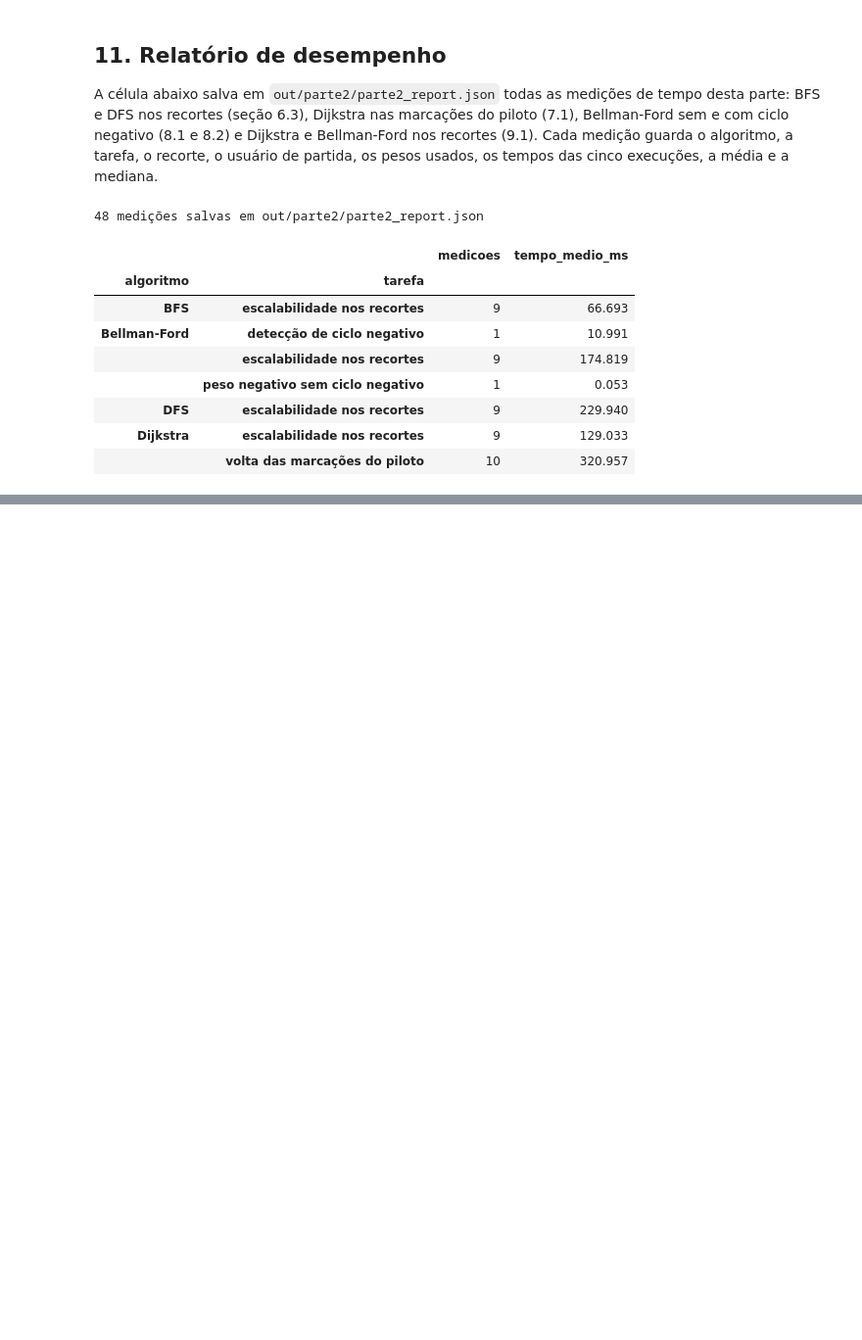
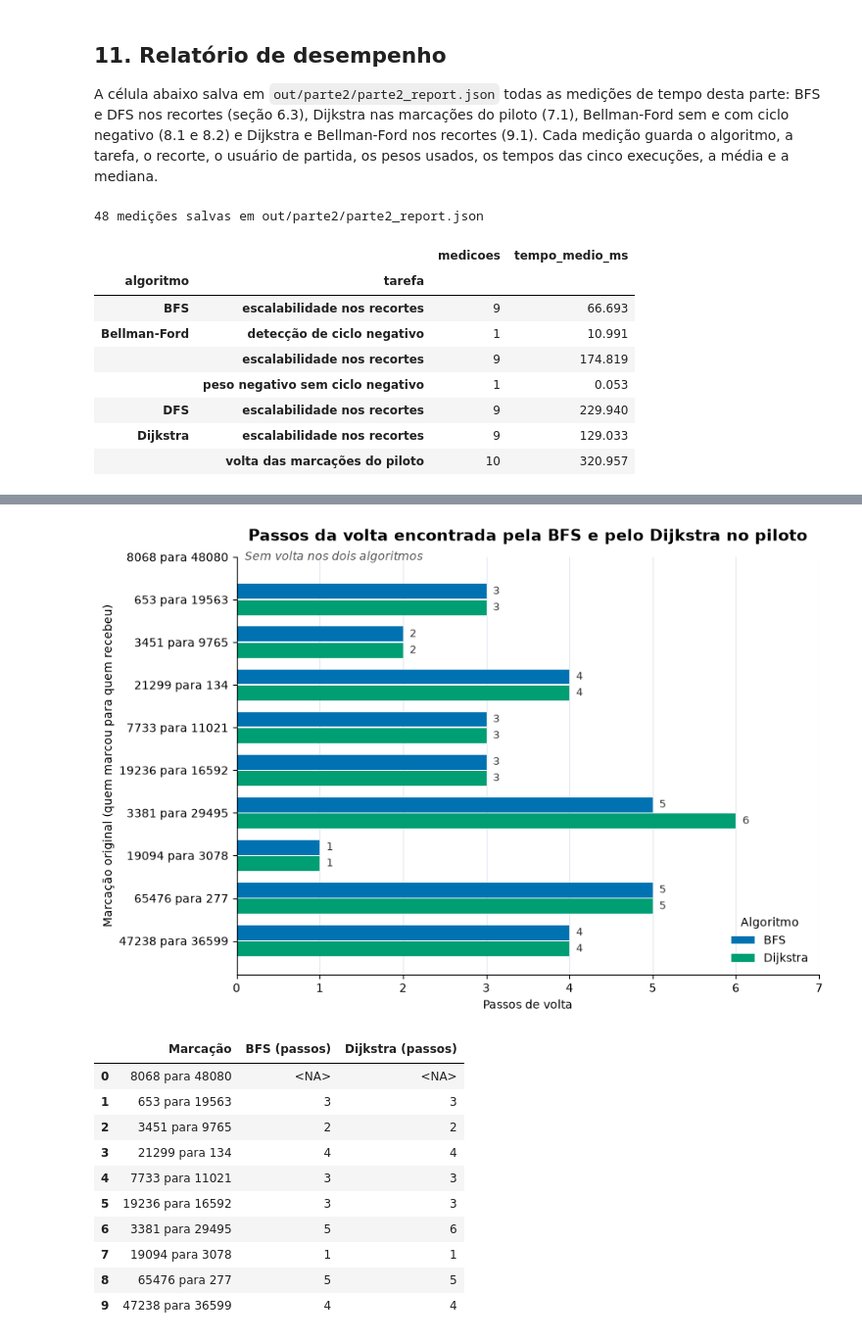
Before and after one commit to arthurlins7/Projeto-Grafos, a Jupyter notebook: notebooks/02_grafos_algoritmos.ipynb, the cells around one changed output, grey strips where cells are left out. Shown at 98% size. Saved outputs shown, nothing was run; the diff lists cells and outputs as text; code cells hidden in the pictures; blank space fills up the shorter version.

```diff
--- a/notebooks/02_grafos_algoritmos.ipynb
+++ b/notebooks/02_grafos_algoritmos.ipynb
@@ -931,0 +1123,59 @@ print(f"{len(medicoes)} medições salvas em out/parte2/parte2_report.json")
+# %%
+# [IA] Claude – código do gráfico de barras horizontais agrupadas dos passos de volta no piloto
+from src.graphs.algorithms import bfs
+
+# as dez marcações do piloto, na mesma ordem das seções 6.1 e 7.1
+linhas_piloto = []
+for m in relatorio["medicoes"]:
+    if m["tarefa"] != "volta das marcações do piloto":
+        continue
+    recebeu, marcou = m["usuario_partida"], m["destino"]
+    distancias, _, _ = bfs(grafo_completo, recebeu)
+    linhas_piloto.append({
+        "Marcação": f"{marcou} para {recebeu}",
+        "BFS (passos)": distancias.get(marcou),
+        "Dijkstra (passos)": m["passos"],
+    })
+passos_piloto = pd.DataFrame(linhas_piloto).astype({"BFS (passos)": "Int64", "Dijkstra (passos)": "Int64"})
+
+fig, ax = plt.subplots(figsize=(9, 6.5), facecolor="white")
+altura = 0.38
+for i, linha in passos_piloto.iterrows():
+    if pd.isna(linha["BFS (passos)"]) and pd.isna(linha["Dijkstra (passos)"]):
+        ax.text(0.1, i, "Sem volta nos dois algoritmos", va="center", fontsize=10, color="#555555", style="italic")
+        continue
+    for deslocamento, coluna, nome in ((-altura / 2, "BFS (passos)", "BFS"), (altura / 2, "Dijkstra (passos)", "Dijkstra")):
+        valor = int(linha[coluna])
+        ax.barh(i + deslocamento, valor, height=altura * 0.92, color=CORES_ALGORITMOS[nome],
+                label=nome if nome not in ax.get_legend_handles_labels()[1] else None)
+        ax.text(valor + 0.08, i + deslocamento, str(valor), va="center", fontsize=9, color="#333333")
+
+ax.set_yticks(range(len(passos_piloto)), passos_piloto["Marcação"])
+ax.invert_yaxis()
+ax.set_xlim(0, 7)
+ax.set_xticks(range(0, 8))
+ax.set_xlabel("Passos de volta")
+ax.set_ylabel("Marcação original (quem marcou para quem recebeu)")
+ax.set_title("Passos da volta encontrada pela BFS e pelo Dijkstra no piloto", fontsize=14, fontweight="bold", pad=14)
+ax.legend(title="Algoritmo", loc="lower right", frameon=False)
+ax.grid(axis="x", color="#E2E8F0")
+ax.set_axisbelow(True)
+ax.spines[["top", "right"]].set_visible(False)
+
+fig.savefig(pasta_figuras / "alg_passos_volta_piloto.png", dpi=150, facecolor="white", bbox_inches="tight")
+plt.show()
+
+passos_piloto
+# %% [output]
+[figure, added]
+|  | Marcação | BFS (passos) | Dijkstra (passos) |
+| 0 | 8068 para 48080 | <NA> | <NA> |
+| 1 | 653 para 19563 | 3 | 3 |
+| 2 | 3451 para 9765 | 2 | 2 |
+| 3 | 21299 para 134 | 4 | 4 |
+| 4 | 7733 para 11021 | 3 | 3 |
+| 5 | 19236 para 16592 | 3 | 3 |
+| 6 | 3381 para 29495 | 5 | 6 |
+| 7 | 19094 para 3078 | 1 | 1 |
+| 8 | 65476 para 277 | 5 | 5 |
+| 9 | 47238 para 36599 | 4 | 4 |
```
Also changed, not shown: parts of 18 cells of this notebook, 3 other files.
